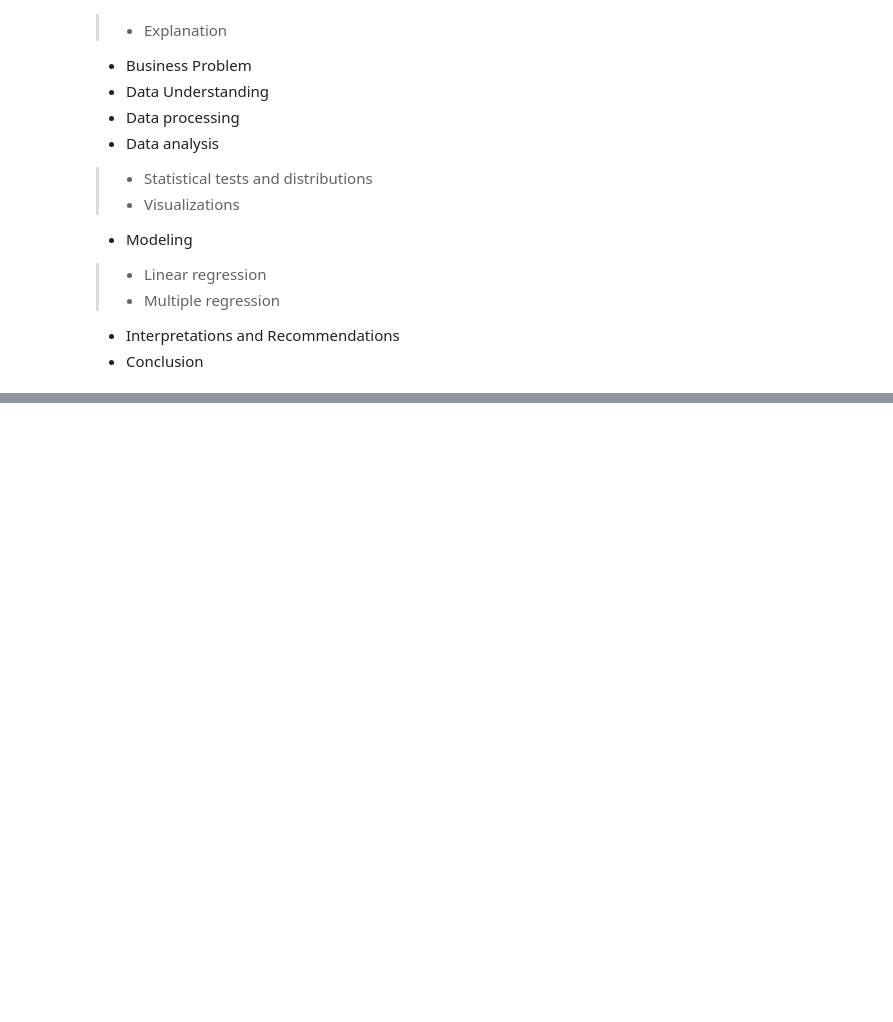
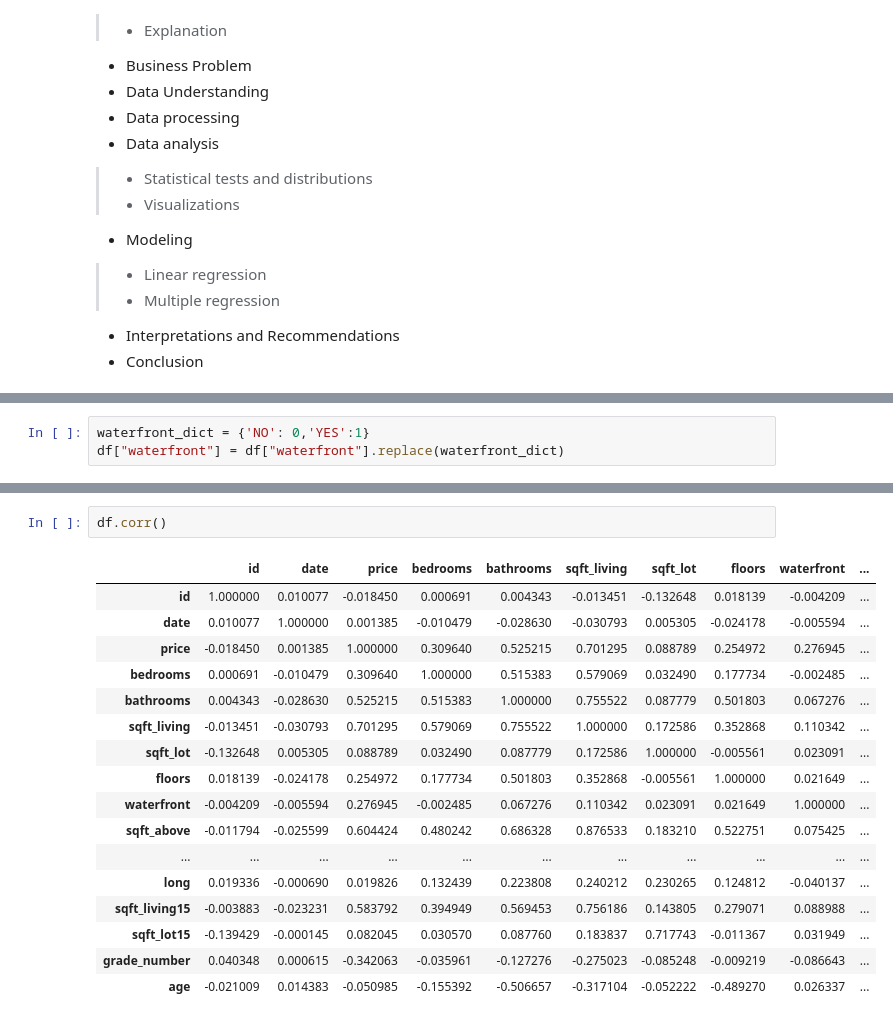
Before and after one commit to D-EKALE/KC-Housing-Project-2, a Jupyter notebook: student.ipynb, the cells around one changed output, grey strips where cells are left out. Cells and saved outputs as stored; diff of their text form; blank space fills up the shorter version.

```diff
--- a/student.ipynb
+++ b/student.ipynb
@@ -335,0 +358,3 @@ strong multicollinearity or other numerical problems.
+# %%
+waterfront_dict = {'NO': 0,'YES':1}
+df["waterfront"] = df["waterfront"].replace(waterfront_dict)
@@ -335,0 +373,20 @@ strong multicollinearity or other numerical problems.
+# %%
+df.corr()
+# %% [output]
+|  | id | date | price | bedrooms | bathrooms | sqft_living | sqft_lot | floors | waterfront | ... |
+| id | 1.000000 | 0.010077 | -0.018450 | 0.000691 | 0.004343 | -0.013451 | -0.132648 | 0.018139 | -0.004209 | ... |
+| date | 0.010077 | 1.000000 | 0.001385 | -0.010479 | -0.028630 | -0.030793 | 0.005305 | -0.024178 | -0.005594 | ... |
+| price | -0.018450 | 0.001385 | 1.000000 | 0.309640 | 0.525215 | 0.701295 | 0.088789 | 0.254972 | 0.276945 | ... |
+| bedrooms | 0.000691 | -0.010479 | 0.309640 | 1.000000 | 0.515383 | 0.579069 | 0.032490 | 0.177734 | -0.002485 | ... |
+| bathrooms | 0.004343 | -0.028630 | 0.525215 | 0.515383 | 1.000000 | 0.755522 | 0.087779 | 0.501803 | 0.067276 | ... |
+| sqft_living | -0.013451 | -0.030793 | 0.701295 | 0.579069 | 0.755522 | 1.000000 | 0.172586 | 0.352868 | 0.110342 | ... |
+| sqft_lot | -0.132648 | 0.005305 | 0.088789 | 0.032490 | 0.087779 | 0.172586 | 1.000000 | -0.005561 | 0.023091 | ... |
+| floors | 0.018139 | -0.024178 | 0.254972 | 0.177734 | 0.501803 | 0.352868 | -0.005561 | 1.000000 | 0.021649 | ... |
+| waterfront | -0.004209 | -0.005594 | 0.276945 | -0.002485 | 0.067276 | 0.110342 | 0.023091 | 0.021649 | 1.000000 | ... |
+| sqft_above | -0.011794 | -0.025599 | 0.604424 | 0.480242 | 0.686328 | 0.876533 | 0.183210 | 0.522751 | 0.075425 | ... |
+| ... | ... | ... | ... | ... | ... | ... | ... | ... | ... | ... |
+| long | 0.019336 | -0.000690 | 0.019826 | 0.132439 | 0.223808 | 0.240212 | 0.230265 | 0.124812 | -0.040137 | ... |
+| sqft_living15 | -0.003883 | -0.023231 | 0.583792 | 0.394949 | 0.569453 | 0.756186 | 0.143805 | 0.279071 | 0.088988 | ... |
+| sqft_lot15 | -0.139429 | -0.000145 | 0.082045 | 0.030570 | 0.087760 | 0.183837 | 0.717743 | -0.011367 | 0.031949 | ... |
+| grade_number | 0.040348 | 0.000615 | -0.342063 | -0.035961 | -0.127276 | -0.275023 | -0.085248 | -0.009219 | -0.086643 | ... |
+| age | -0.021009 | 0.014383 | -0.050985 | -0.155392 | -0.506657 | -0.317104 | -0.052222 | -0.489270 | 0.026337 | ... |
```
Also changed, not shown: parts of 13 cells of this notebook.
